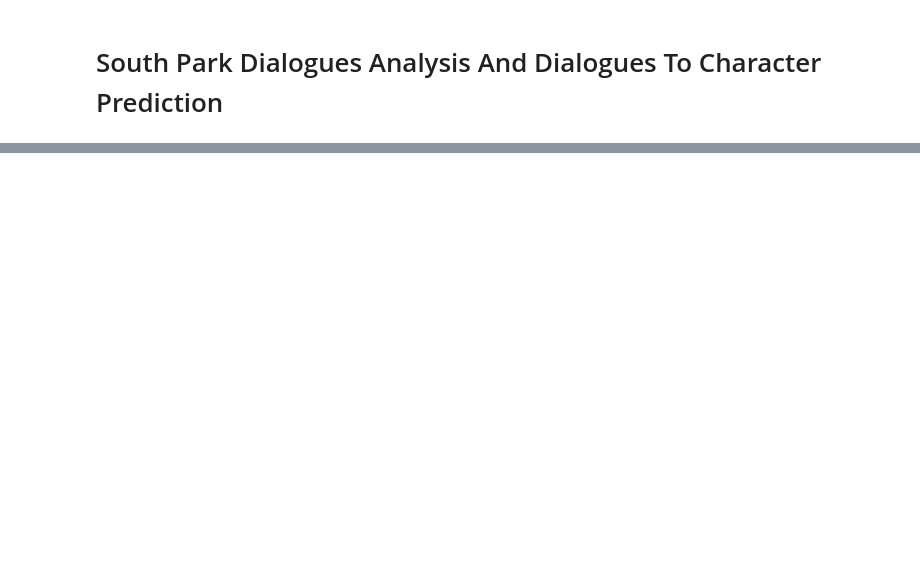
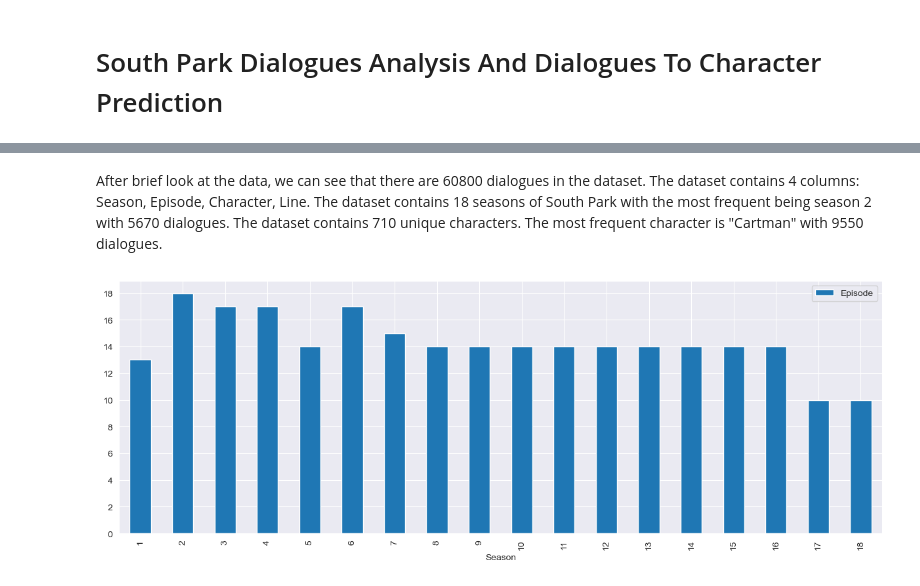
Before and after one commit to JGolaszewski/South-Park-Dialogues-To-Character-Prediction, a Jupyter notebook: Project.ipynb, the cells around one changed output, grey strips where cells are left out. Saved outputs shown, nothing was run; the diff lists cells and outputs as text; code cells hidden in the pictures; blank space fills up the shorter version.

Commit message:
Brief data analisis and pre-processing

```diff
--- a/Project.ipynb
+++ b/Project.ipynb
@@ -23,0 +103,4 @@ The following tools will be used in this project:
+# %%
+df["Line"] = df["Line"].str.lower()
+df["Line"] = df["Line"].apply(lambda x: re.sub(r'[^\w\s]', '', x))
+df.head(5)
@@ -23,0 +116,5 @@ The following tools will be used in this project:
+# %%
+stop_words = set(stopwords.words("english"))
+
+df["Line"] = df["Line"].apply(lambda x: " ".join([word for word in word_tokenize(x) if word.lower() not in stop_words]))
+df.head(5)
@@ -23,0 +130,5 @@ The following tools will be used in this project:
+# %%
+df = df[df["Line"].str.strip().astype(bool)]
+df = df[df.Season != "Season"]
+df = df[df.Episode != "Episode"]
+df = df[df.Character != "Character"]
@@ -23,0 +137,7 @@ The following tools will be used in this project:
+# %%
+# remove characters with less than 10 dialogues
+characters_count = df["Character"].value_counts()
+characters_to_remove = characters_count[characters_count < 10].index
+
+df = df[~df["Character"].isin(characters_to_remove)]
+characters_to_remove.to_list()
@@ -23,0 +176,12 @@ The following tools will be used in this project:
+# %% [markdown]
+After brief look at the data, we can see that there are 60800 dialogues in the dataset. The dataset contains 4 columns: Season, Episode, Character, Line. The dataset contains 18 seasons of South Park with the most frequent being season 2 with 5670 dialogues. The dataset contains 710 unique characters. The most frequent character is "Cartman" with 9550 dialogues.
+# %%
+episodes_count = df.groupby("Season")["Episode"].nunique()
+episodes_count = episodes_count.sort_index(key=lambda x: x.astype(int)).reset_index()
+
+episodes_count.plot(kind="bar", x="Season", y="Episode", figsize=(15, 5))
+plt.gca().yaxis.set_major_locator(MaxNLocator(integer=True))
+
+plt.show()
+# %% [output]
+[figure, added]
```
Also changed, not shown: parts of 28 cells of this notebook, 2 other files.
